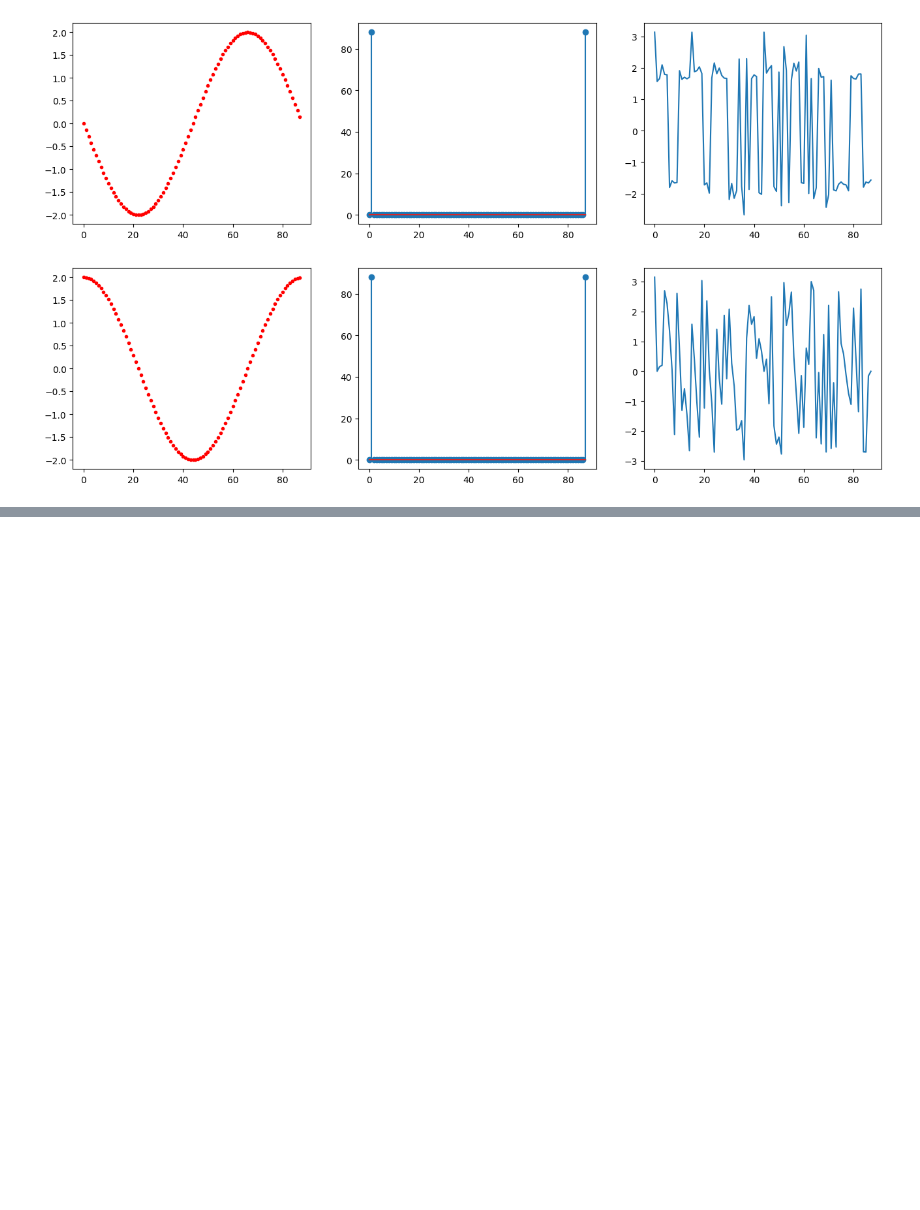
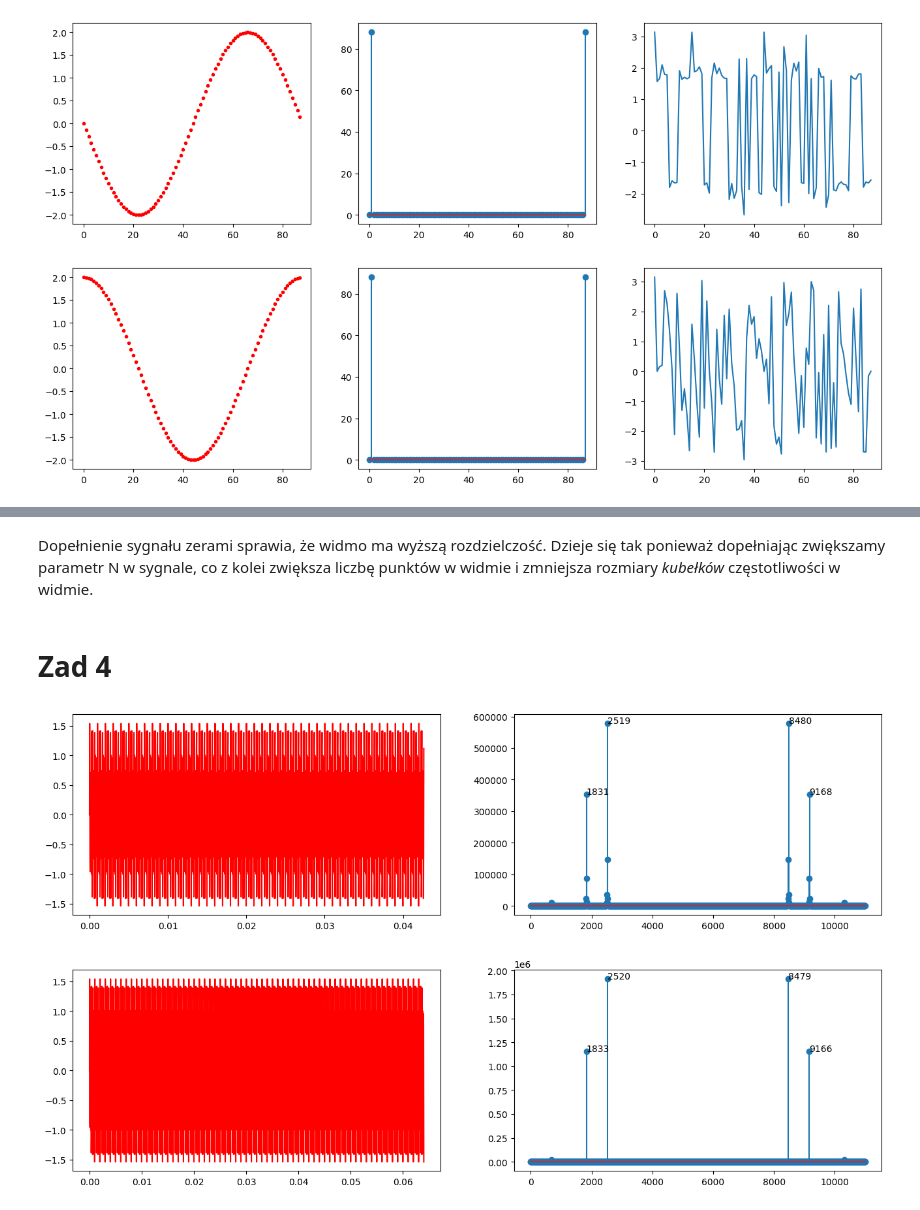
Before and after one commit to aszokalski/WMM, a Jupyter notebook: lab1/lab1.ipynb, the cells around one changed output, grey strips where cells are left out. Cells and saved outputs as stored; diff of their text form; code cells hidden in the pictures; blank space fills up the shorter version.

```diff
--- a/lab1/lab1.ipynb
+++ b/lab1/lab1.ipynb
@@ -92,0 +150,51 @@ for shift in shifts:
+# %% [markdown]
+Dopełnienie sygnału zerami sprawia, że widmo ma wyższą rozdzielczość. Dzieje się tak ponieważ dopełniając zwiększamy parametr N w sygnale, co z kolei zwiększa liczbę punktów w widmie i zmniejsza rozmiary _kubełków_ częstotliwości w widmie.
+# %% [markdown]
+# Zad 4
+# %%
+A_list = [0.1, 0.7, 0.9]
+f_list = [3000, 8000, 11000]
+N = 2048
+sampling_frequency = 48000
+largest_frequency = f_list[-1]
+sampling_period = 1/sampling_frequency
+n_labels = 4
+
+signal = lambda x: sum([A * np.sin(2 * np.pi * f * x) for A, f in zip(A_list, f_list)])
+
+
+samples, probing_signal, buckets = sample_signal(signal, 1/largest_frequency, N, sampling_frequency)
+spectrum = np.fft.fft(samples)
+spectral_power_density = np.abs(spectrum)**2
+
+_, ax = plt.subplots(1, 2, figsize=(16, 4))
+
+ax[0].plot(probing_signal, samples, "-", color="red")
+
+ax[1].stem(buckets, spectral_power_density)
+
+largest_indices = np.argsort(spectral_power_density)[-n_labels:]
+
+for i in largest_indices:
+    ax[1].annotate(f'{int(buckets[i])}', xy=(buckets[i], spectral_power_density[i]))
+
+
+N = (3/2) * N
+
+samples, probing_signal, buckets = sample_signal(signal, 1/largest_frequency, N, sampling_frequency)
+spectrum = np.fft.fft(samples)
+spectral_power_density = np.abs(spectrum)**2
+
+_, ax = plt.subplots(1, 2, figsize=(16, 4))
+ax[0].plot(probing_signal, samples, "-", color="red")
+ax[1].stem(buckets, spectral_power_density)
+
+largest_indices = np.argsort(spectral_power_density)[-n_labels:]
+
+for i in largest_indices:
+    ax[1].annotate(f'{int(buckets[i])}', xy=(buckets[i], spectral_power_density[i]))
+
+plt.show()
+# %% [output]
+[figure, added]
+[figure, added]
```
Also changed, not shown: parts of 11 cells of this notebook, 1 other file.
